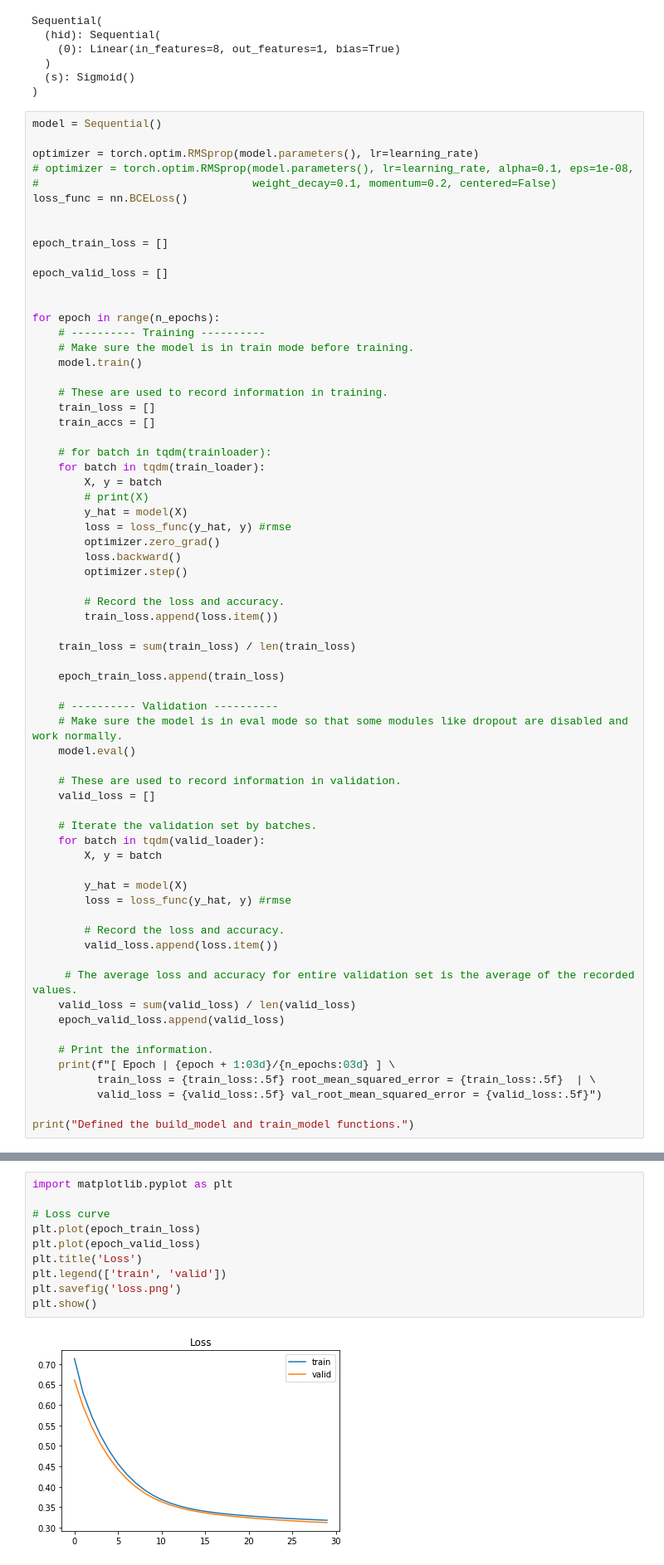
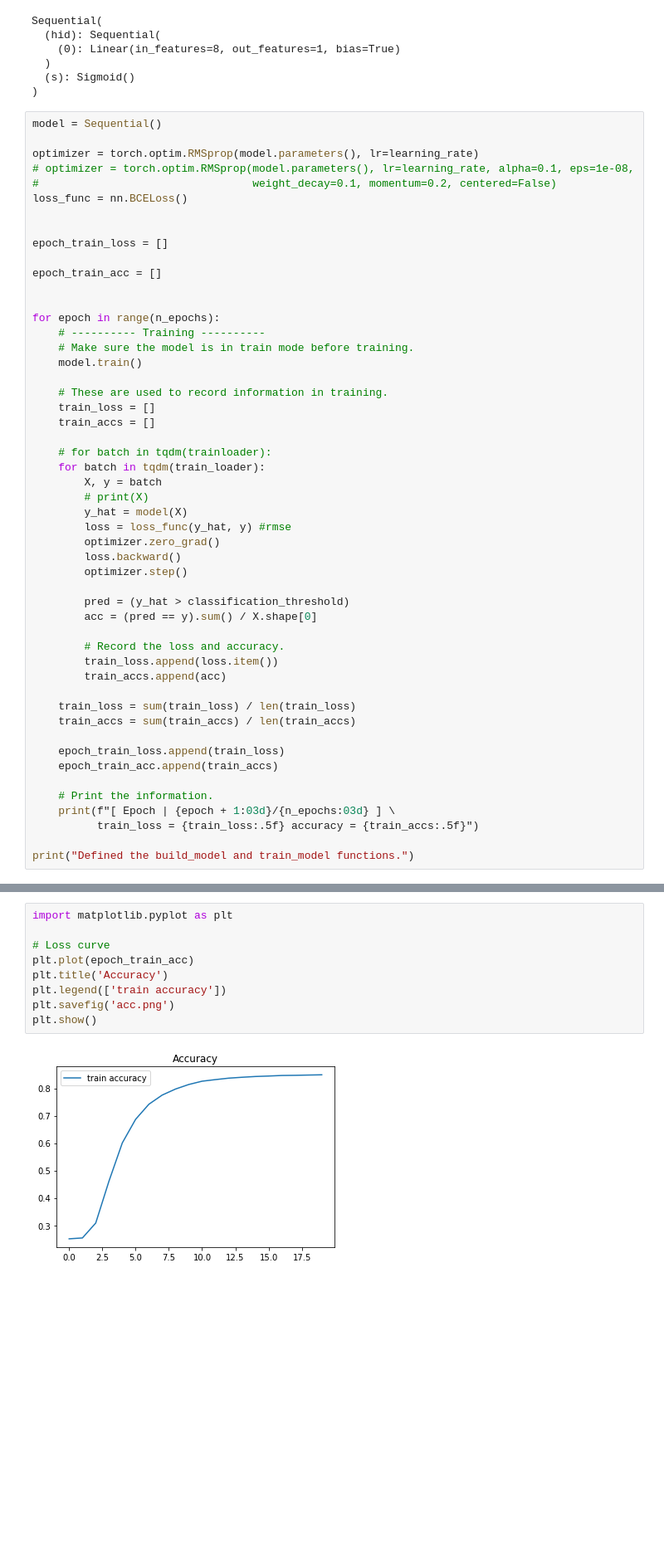
Before and after one commit to Moris-Zhan/Google-ML, a Jupyter notebook: Crash-Course/Binary Classification.ipynb, the cells around one changed output, grey strips where cells are left out. Shown at 83% size. Cells and saved outputs as stored; diff of their text form; blank space fills up the shorter version.

```diff
--- a/Crash-Course/Binary Classification.ipynb
+++ b/Crash-Course/Binary Classification.ipynb
@@ -272,7 +274,7 @@ loss_func = nn.BCELoss()
 
 epoch_train_loss = []
 
-epoch_valid_loss = []
+epoch_train_acc = []
 
 
 for epoch in range(n_epochs):
@@ -294,38 +296,22 @@ for epoch in range(n_epochs):
         loss.backward()
         optimizer.step()
 
+        pred = (y_hat > classification_threshold)
+        acc = (pred == y).sum() / X.shape[0]
+
         # Record the loss and accuracy.
         train_loss.append(loss.item())
+        train_accs.append(acc)
 
     train_loss = sum(train_loss) / len(train_loss)
+    train_accs = sum(train_accs) / len(train_accs)
 
     epoch_train_loss.append(train_loss)
-
-    # ---------- Validation ----------
-    # Make sure the model is in eval mode so that some modules like dropout are disabled and work normally.
-    model.eval()
-
-    # These are used to record information in validation.
-    valid_loss = []
-
-    # Iterate the validation set by batches.
-    for batch in tqdm(valid_loader):
-        X, y = batch
-
-        y_hat = model(X)
-        loss = loss_func(y_hat, y) #rmse
-
-        # Record the loss and accuracy.
-        valid_loss.append(loss.item())
-
-     # The average loss and accuracy for entire validation set is the average of the recorded values.
-    valid_loss = sum(valid_loss) / len(valid_loss)
-    epoch_valid_loss.append(valid_loss)
+    epoch_train_acc.append(train_accs)
 
     # Print the information.
     print(f"[ Epoch | {epoch + 1:03d}/{n_epochs:03d} ] \
-          train_loss = {train_loss:.5f} root_mean_squared_error = {train_loss:.5f}  | \
-          valid_loss = {valid_loss:.5f} val_root_mean_squared_error = {valid_loss:.5f}")
+          train_loss = {train_loss:.5f} accuracy = {train_accs:.5f}")
 
 print("Defined the build_model and train_model functions.")
 # %% [output]
@@ -349,15 +335,14 @@ Defined the build_model and train_model functions.
 # %%
 import matplotlib.pyplot as plt
 
 # Loss curve
-plt.plot(epoch_train_loss)
-plt.plot(epoch_valid_loss)
-plt.title('Loss')
-plt.legend(['train', 'valid'])
-plt.savefig('loss.png')
+plt.plot(epoch_train_acc)
+plt.title('Accuracy')
+plt.legend(['train accuracy'])
+plt.savefig('acc.png')
 plt.show()
 # %% [output]
-[figure, old version]
+[figure, new version]
 # %%
 # These are used to record information in validation.
 test_loss = []
```
Also changed, not shown: parts of 14 cells of this notebook.
